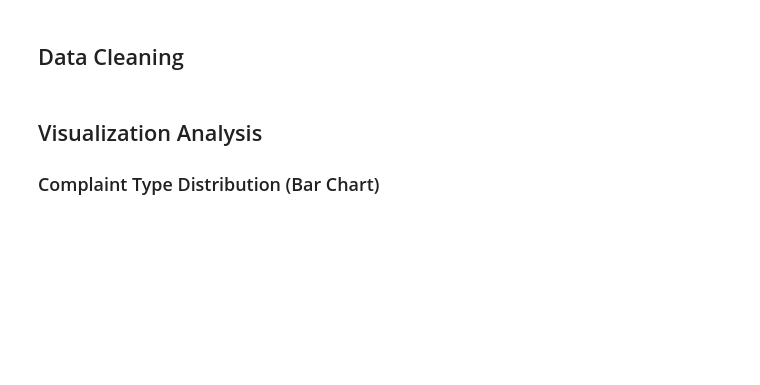
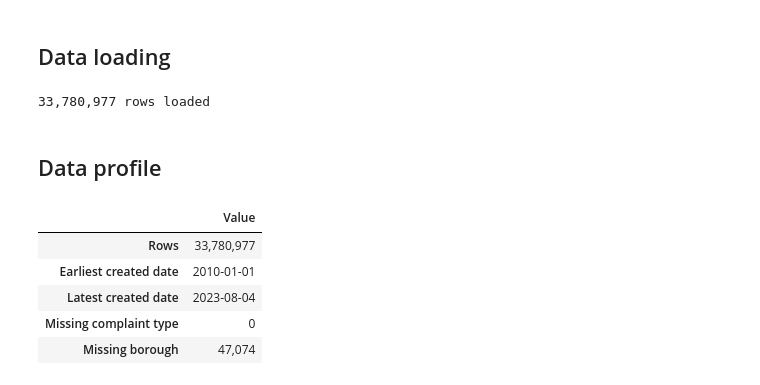
Before and after one commit to Riccia-Liang/Business_Analytics, a Jupyter notebook: NYC_311_Complaint_Type_Distribution_Visualization.ipynb, the cells around one changed output. Cells and saved outputs as stored; diff of their text form; code cells hidden in the pictures; blank space fills up the shorter version.

```diff
--- a/NYC_311_Complaint_Type_Distribution_Visualization.ipynb
+++ b/NYC_311_Complaint_Type_Distribution_Visualization.ipynb
@@ -15,4 +16,2 @@ data = pd.read_csv('nyc_311_data.csv')  # replace with actual dataset path
 # %% [markdown]
-
-
-## Data Cleaning
+## Data loading
@@ -23,5 +18,34 @@ data.dropna(inplace=True)
-# %% [markdown]
-
-
-## Visualization Analysis
-### Complaint Type Distribution (Bar Chart)
+# %%
+import pandas as pd
+import matplotlib.pyplot as plt
+import seaborn as sns
+
+# Full-data reproduction (place the recovered PKL beside this notebook)
+import pandas as pd
+
+data = pd.read_pickle('Project-3_NYC_311_Calls.pkl')
+data = data.rename(columns={
+    'Complaint Type': 'complaint_type',
+    'Borough': 'borough',
+    'Created Date': 'created_date',
+})
+data['created_date'] = pd.to_datetime(data['created_date'])
+print(f'{len(data):,} rows loaded')
+# %% [output]
+33,780,977 rows loaded
+# %% [markdown]
+## Data profile
+# %%
+profile = pd.DataFrame({
+    'Value': [f'{len(data):,}', data['created_date'].min().date(), data['created_date'].max().date(),
+              f"{data['complaint_type'].isna().sum():,}", f"{data['borough'].isna().sum():,}"]
+}, index=['Rows', 'Earliest created date', 'Latest created date',
+          'Missing complaint type', 'Missing borough'])
+profile
+# %% [output]
+|  | Value |
+| Rows | 33,780,977 |
+| Earliest created date | 2010-01-01 |
+| Latest created date | 2023-08-04 |
+| Missing complaint type | 0 |
+| Missing borough | 47,074 |
```
Also changed, not shown: parts of 20 cells of this notebook, 2 other files.
